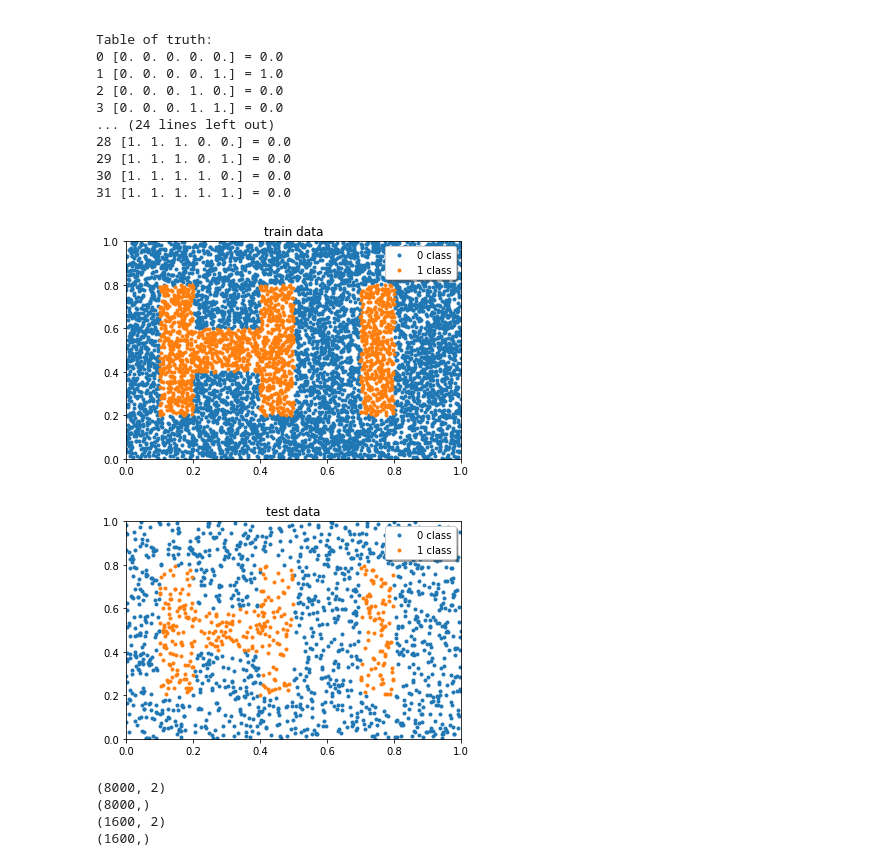
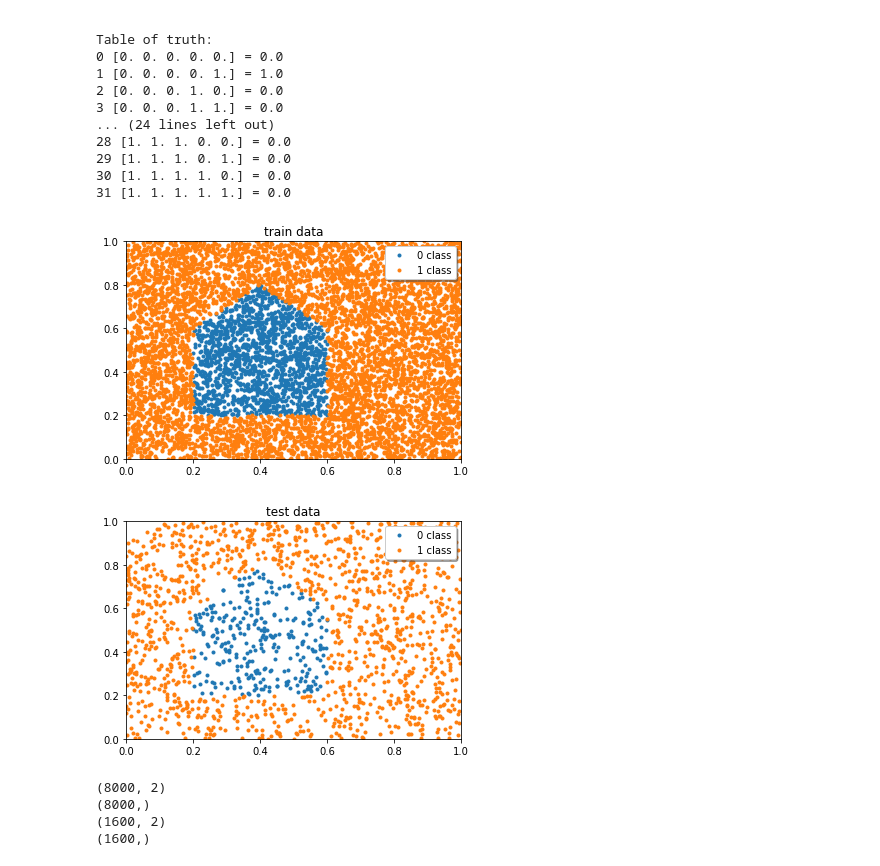
Before and after one commit to grafovdenis/NeuralNets, a Jupyter notebook: lab0/src/zero_report.ipynb, the cells around one changed output. Cells and saved outputs as stored; diff of their text form; code cells hidden in the pictures.

```diff
--- a/lab0/src/zero_report.ipynb
+++ b/lab0/src/zero_report.ipynb
@@ -152,10 +153,11 @@ Table of truth:
 import matplotlib.pyplot as plt
 import random as rand
 import numpy as np
+import sys
 
+sys.path.append('../..')
 
-def draw_rectangle(x, y, x1, y1, x2, y2):
-    return (x1 < x < x2) & (y1 < y < y2)
+from lib.draw import *
 
 
 def load_data(train_size=3000, show=False):
@@ -184,8 +186,7 @@ def load_data(train_size=3000, show=False):
             x_test = np.append(x_test, (x, y))
 
         # Text
-        if not draw_rectangle(x, y, 0.7, 0.2, 0.8, 0.8) | draw_rectangle(x, y, 0.1, 0.2, 0.2, 0.8) \
-               | draw_rectangle(x, y, 0.2, 0.4, 0.4, 0.6) | draw_rectangle(x, y, 0.4, 0.2, 0.5, 0.8):
+        if draw_rectangle(x, y, 0.2, 0.2, 0.6, 0.6) | draw_triangle(x, y, 0.2, 0.6, 0.4, 0.8, 0.6, 0.6):
             if i < train_size:
                 x0_train = np.append(x0_train, (x, y))
                 y_train = np.append(y_train, 1)
@@ -220,35 +221,35 @@ def load_data(train_size=3000, show=False):
     plt.legend(('0 class', '1 class'), loc='upper right', shadow=True)
 
     if show:
         plt.show()
 
     plt.close()
 
     # Plotting test
     plt.xlim(0, 1)
     plt.ylim(0, 1)
     plt.title("test data")
     plt.plot(x0_test.transpose()[0], x0_test.transpose()[1], '.')
     plt.plot(x1_test.transpose()[0], x1_test.transpose()[1], '.')
 
     plt.legend(('0 class', '1 class'), loc='upper right', shadow=True)
 
     if show:
         plt.show()
 
     return (x_train, y_train), (x_test, y_test)
 
 
 # ---------------------------
 
 (x_train, y_train), (x_test, y_test) = load_data(train_size=8000, show=True)
 print(x_train.shape)
 print(y_train.shape)
 print(x_test.shape)
 print(y_test.shape)
 # %% [output]
-[figure, old version]
+[figure, new version]
-[figure, old version]
+[figure, new version]
 (8000, 2)
 (8000,)
 (1600, 2)
```
Also changed, not shown: parts of 6 cells of this notebook, 12 other files.
